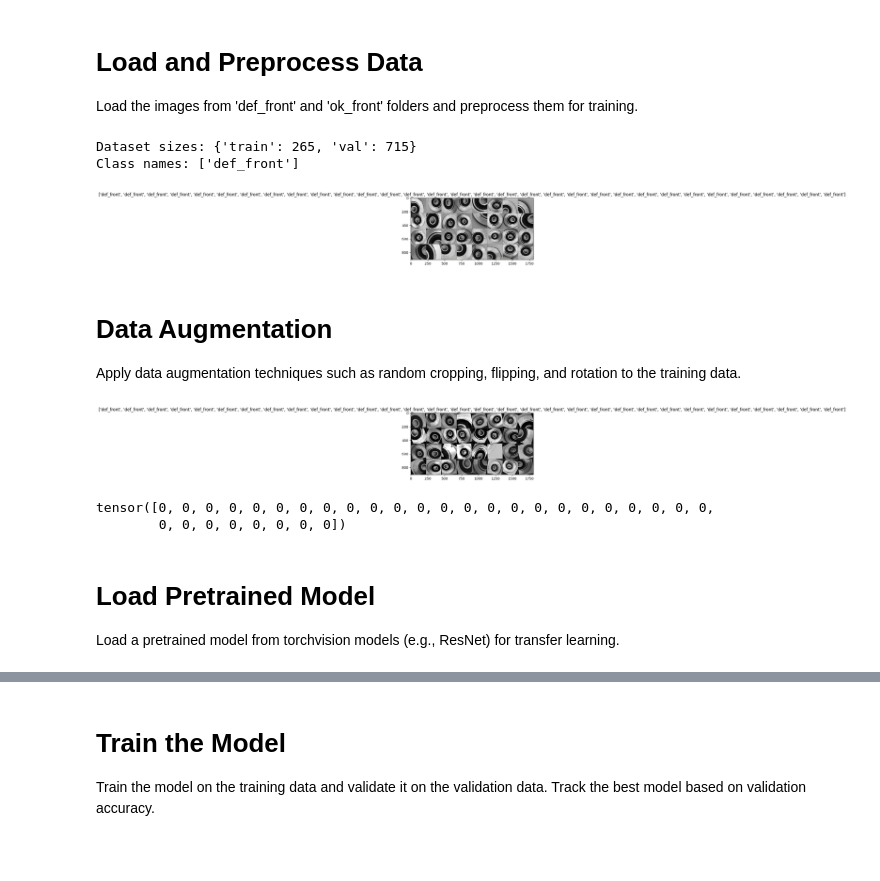
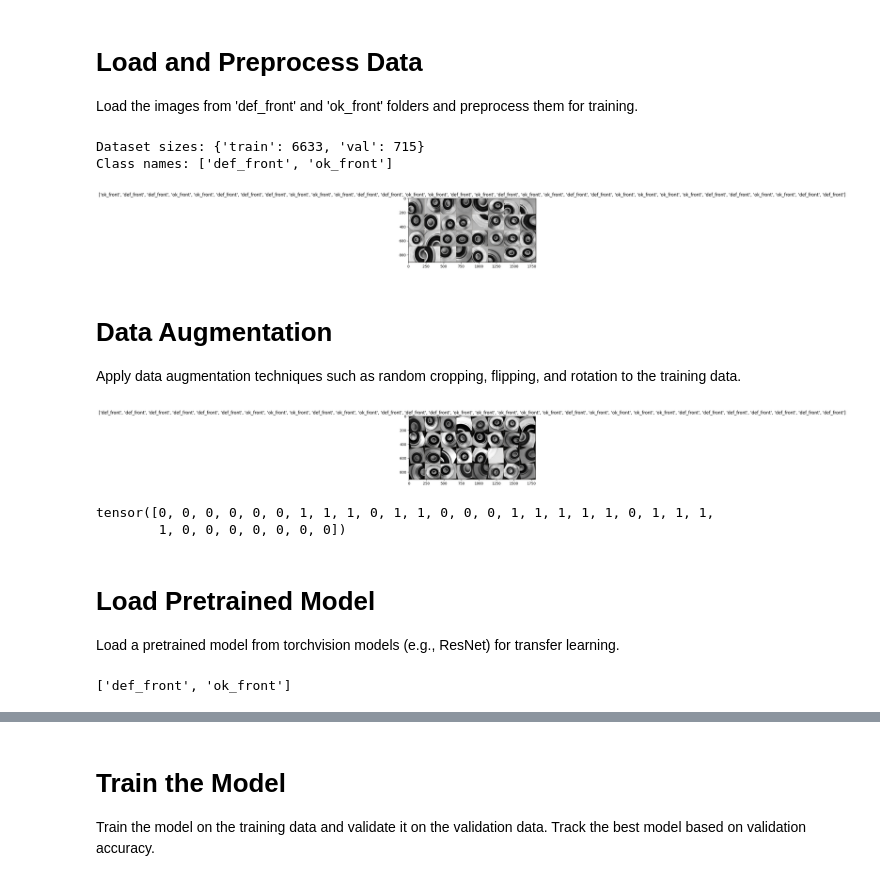
Before and after one commit to wickkiey/defect-detection-vision, a Jupyter notebook: pytorch_defect_classification.ipynb, the cells around one changed output, grey strips where cells are left out. Drawn from its saved outputs; the diff is of its cells as text; code cells hidden in the pictures; blank space fills up the shorter version.

```diff
--- a/pytorch_defect_classification.ipynb
+++ b/pytorch_defect_classification.ipynb
@@ -44,7 +44,7 @@ os.environ['TORCH_USE_CUDA_DSA'] = '1'
 
 # Define data directories
 # data_dir = 'casting_data\casting_data'
-data_dir = os.path.join( 'data','casting_data', 'casting_data')
+data_dir = os.path.join( 'data', 'casting_data')
 train_dir = os.path.join(data_dir, 'train')
 val_dir = os.path.join(data_dir, 'test')
 
@@ -81,36 +81,36 @@ dataset_sizes = {x: len(image_datasets[x]) for x in ['train', 'val']}
 
 # Get class names
 class_names = image_datasets['train'].classes
 
 # Print dataset sizes and class names
 print(f"Dataset sizes: {dataset_sizes}")
 print(f"Class names: {class_names}")
 
 # Function to show a batch of images
 def imshow(inp, title=None):
     """Imshow for Tensor."""
     inp = inp.numpy().transpose((1, 2, 0))
     mean = np.array([0.485, 0.456, 0.406])
     std = np.array([0.229, 0.224, 0.225])
     inp = std * inp + mean
     inp = np.clip(inp, 0, 1)
     plt.imshow(inp)
     if title is not None:
         plt.title(title)
     plt.pause(0.001)  # pause a bit so that plots are updated
 
 # Get a batch of training data
 inputs, classes = next(iter(dataloaders['train']))
 
 # Make a grid from batch
 out = torchvision.utils.make_grid(inputs)
 
 # Show images
 imshow(out, title=[class_names[x] for x in classes])
 # %% [output]
-Dataset sizes: {'train': 265, 'val': 715}
-Class names: ['def_front']
+Dataset sizes: {'train': 6633, 'val': 715}
+Class names: ['def_front', 'ok_front']
-[figure, old version]
+[figure, new version]
 # %% [markdown]
 # Data Augmentation
 Apply data augmentation techniques such as random cropping, flipping, and rotation to the training data.
@@ -157,15 +157,20 @@ out = torchvision.utils.make_grid(inputs)
 # Show images with new augmentations
 imshow(out, title=[class_names[x] for x in classes])
 # %% [output]
-[figure, old version]
+[figure, new version]
 # %%
 classes
 # %% [output]
-tensor([0, 0, 0, 0, 0, 0, 0, 0, 0, 0, 0, 0, 0, 0, 0, 0, 0, 0, 0, 0, 0, 0, 0, 0,
-        0, 0, 0, 0, 0, 0, 0, 0])
+tensor([0, 0, 0, 0, 0, 0, 1, 1, 1, 0, 1, 1, 0, 0, 0, 1, 1, 1, 1, 1, 0, 1, 1, 1,
+        1, 0, 0, 0, 0, 0, 0, 0])
 # %% [markdown]
 # Load Pretrained Model
 Load a pretrained model from torchvision models (e.g., ResNet) for transfer learning.
+# %%
+
+class_names
+# %% [output]
+['def_front', 'ok_front']
 # %%
 # Load Pretrained Model
 
```
Also changed, not shown: parts of 14 cells of this notebook, 3 other files.
